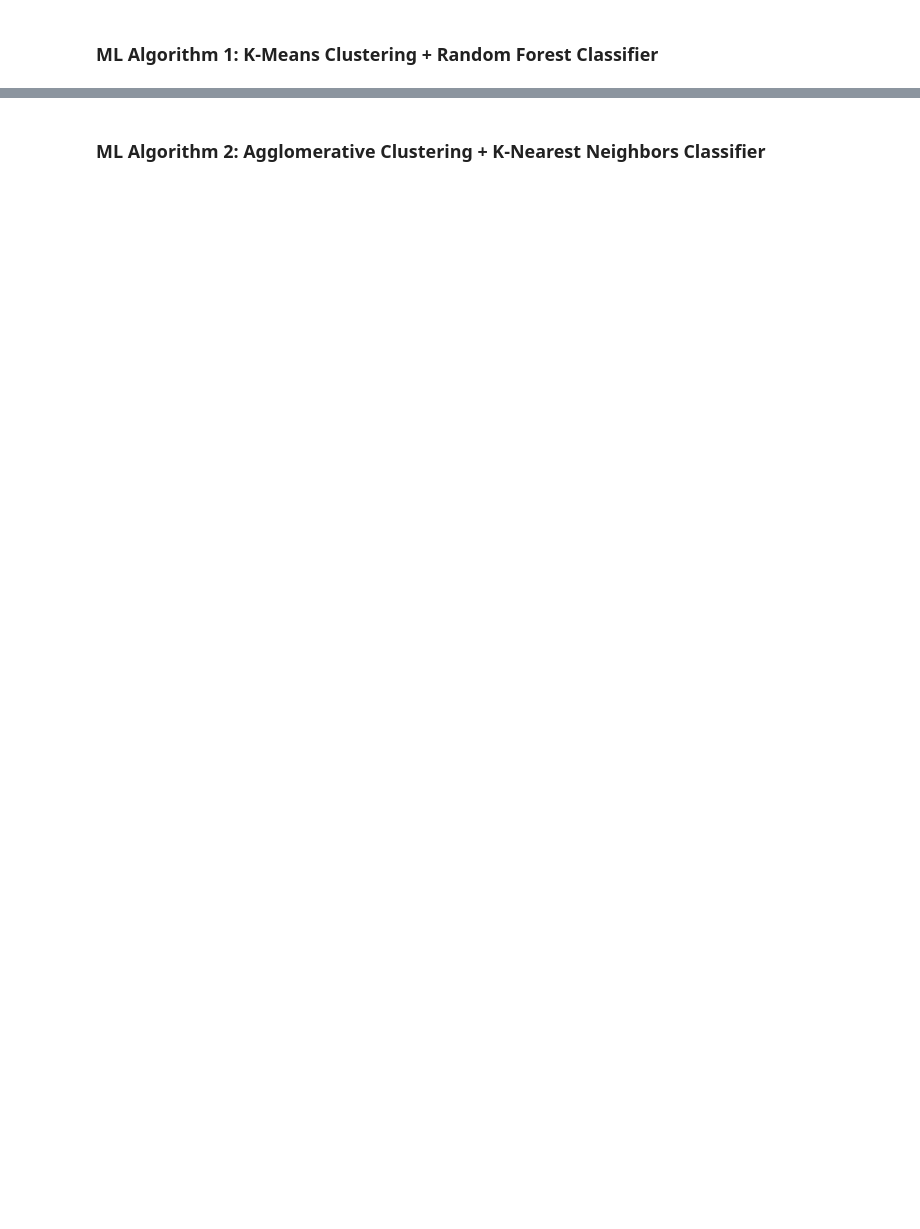
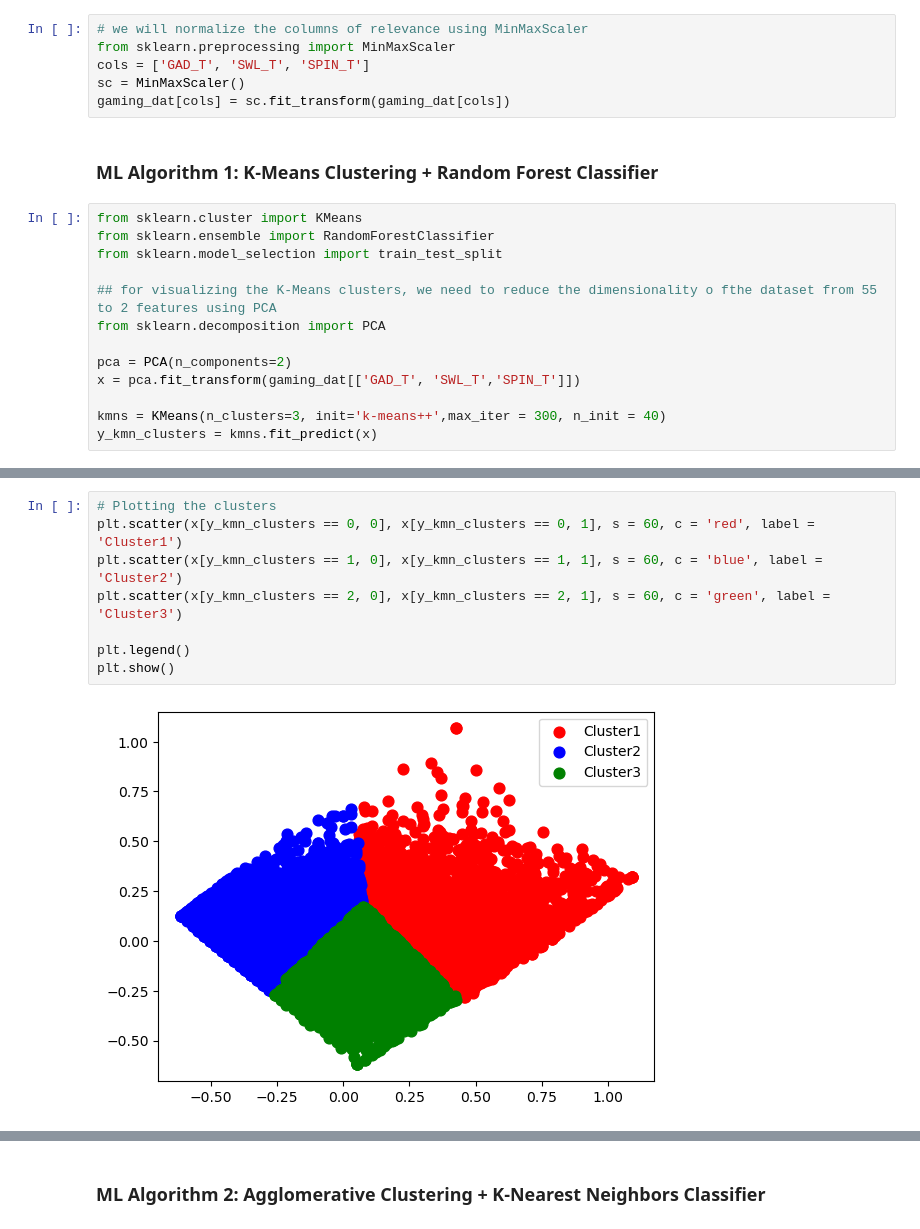
Before and after one commit to sakshamlakhera/CSE587, a Jupyter notebook: notebook/Apurva_Umredkar_50592382.ipynb, the cells around one changed output, grey strips where cells are left out. Drawn from its saved outputs; the diff is of its cells as text; blank space fills up the shorter version.

```diff
--- a/notebook/Apurva_Umredkar_50592382.ipynb
+++ b/notebook/Apurva_Umredkar_50592382.ipynb
@@ -321,5 +329,24 @@ Data columns (total 54 columns):
  53  SWL_total        13464 non-null  int64
 dtypes: float64(21), int32(16), int64(17)
 memory usage: 4.7 MB
+# %%
+# we will normalize the columns of relevance using MinMaxScaler
+from sklearn.preprocessing import MinMaxScaler
+cols = ['GAD_T', 'SWL_T', 'SPIN_T']
+sc = MinMaxScaler()
+gaming_dat[cols] = sc.fit_transform(gaming_dat[cols])
 # %% [markdown]
 ### ML Algorithm 1: K-Means Clustering + Random Forest Classifier
+# %%
+from sklearn.cluster import KMeans
+from sklearn.ensemble import RandomForestClassifier
+from sklearn.model_selection import train_test_split
+
+## for visualizing the K-Means clusters, we need to reduce the dimensionality o fthe dataset from 55 to 2 features using PCA
+from sklearn.decomposition import PCA
+
+pca = PCA(n_components=2)
+x = pca.fit_transform(gaming_dat[['GAD_T', 'SWL_T','SPIN_T']])
+
+kmns = KMeans(n_clusters=3, init='k-means++',max_iter = 300, n_init = 40)
+y_kmn_clusters = kmns.fit_predict(x)
@@ -325,0 +365,10 @@ memory usage: 4.7 MB
+# %%
+# Plotting the clusters
+plt.scatter(x[y_kmn_clusters == 0, 0], x[y_kmn_clusters == 0, 1], s = 60, c = 'red', label = 'Cluster1')
+plt.scatter(x[y_kmn_clusters == 1, 0], x[y_kmn_clusters == 1, 1], s = 60, c = 'blue', label = 'Cluster2')
+plt.scatter(x[y_kmn_clusters == 2, 0], x[y_kmn_clusters == 2, 1], s = 60, c = 'green', label = 'Cluster3')
+
+plt.legend()
+plt.show()
+# %% [output]
+[figure, added]
```
Also changed, not shown: parts of 18 cells of this notebook.
